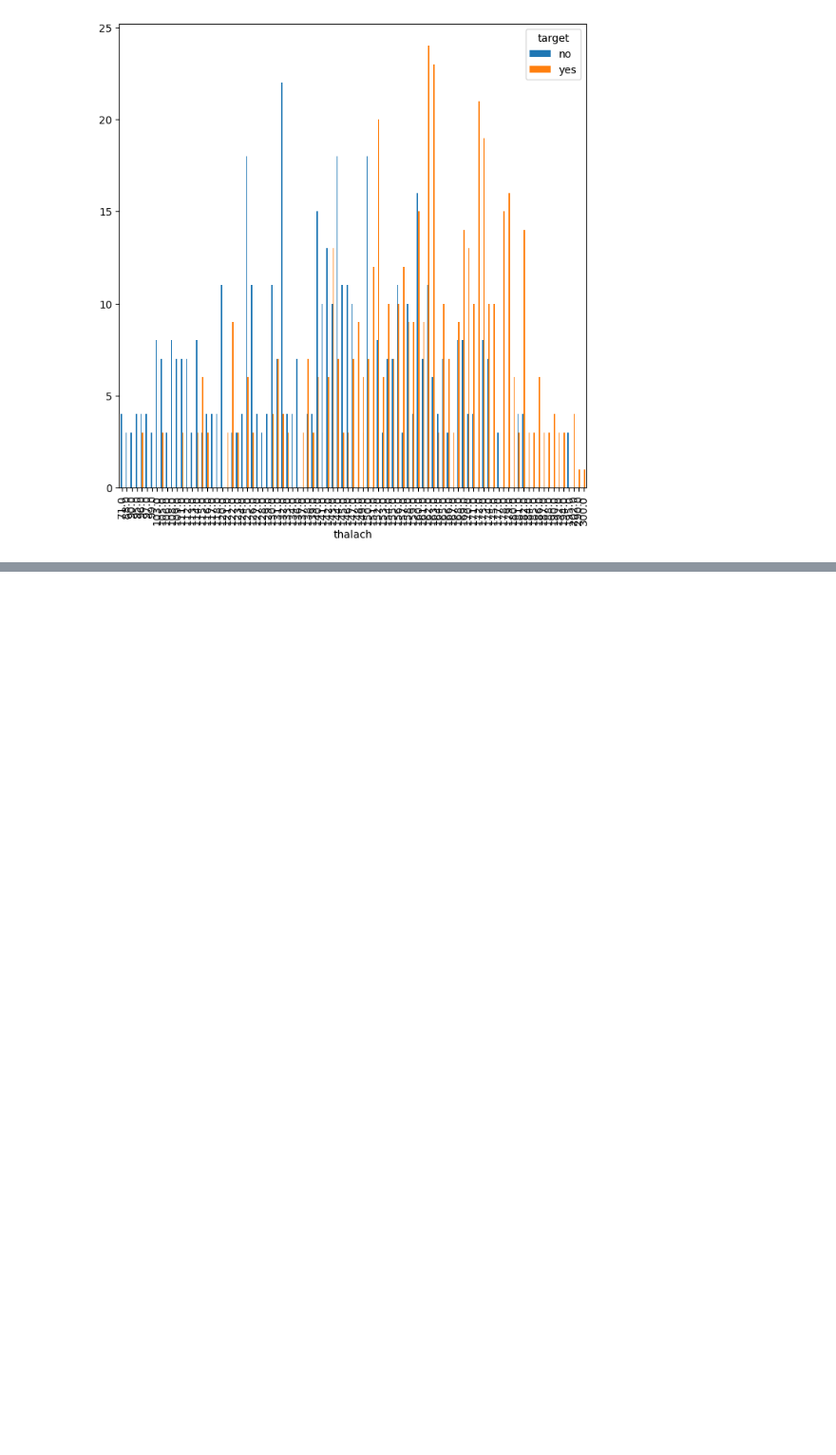
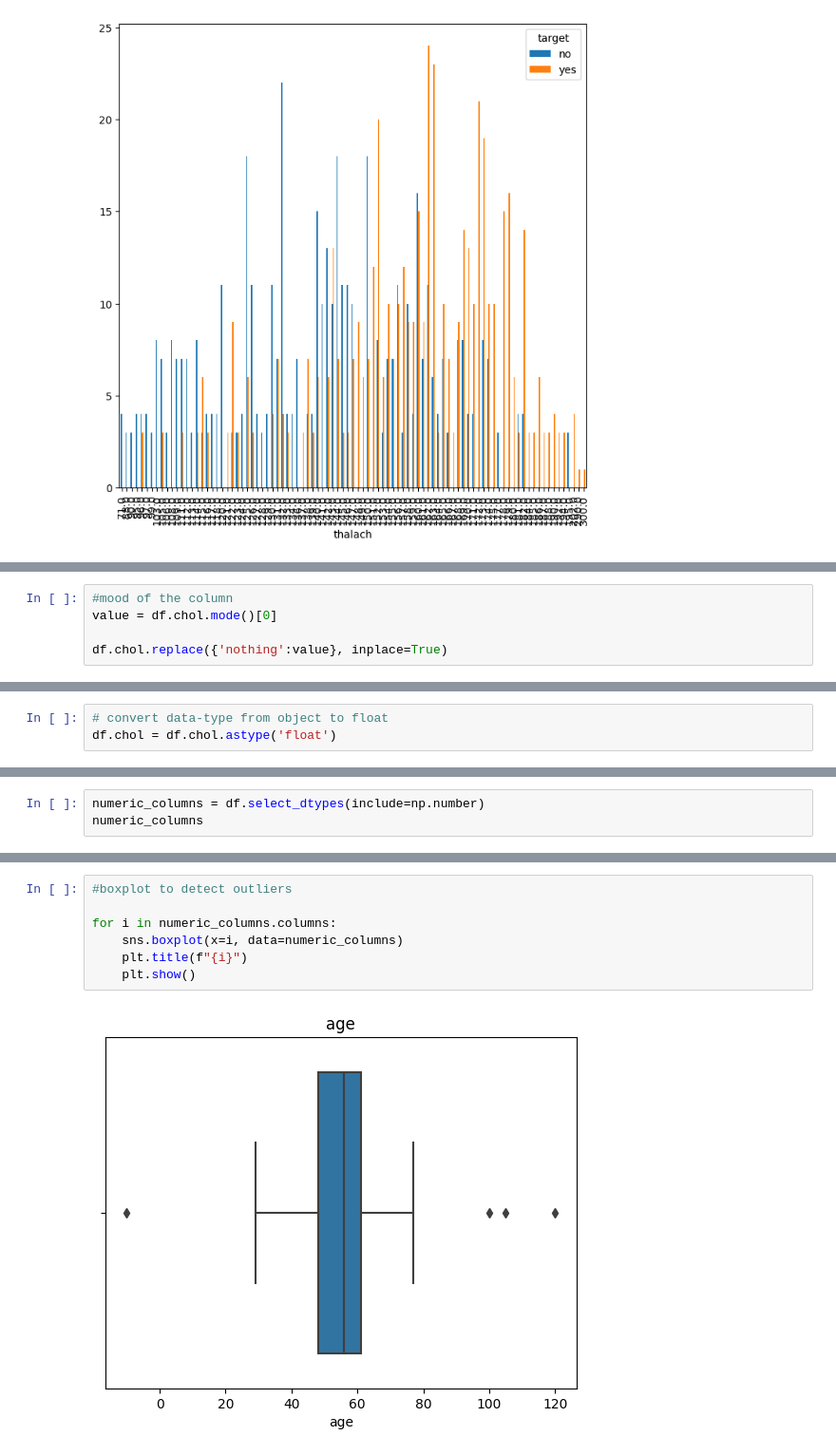
Before and after one commit to ehtisham-sadiq/Building-an-ML-Based-Heart-Disease-Diagnosis-System-with-Flask, a Jupyter notebook: notebook/EDA.ipynb, the cells around one changed output, grey strips where cells are left out. Shown: that part at 95% size. Cells and saved outputs as stored; diff of their text form; blank space fills up the shorter version.

```diff
--- a/notebook/EDA.ipynb
+++ b/notebook/EDA.ipynb
@@ -196,0 +314,5 @@ pd.crosstab(df.thalach, df.target).plot(kind='bar', figsize=(8,8));
+# %%
+#mood of the column
+value = df.chol.mode()[0]
+
+df.chol.replace({'nothing':value}, inplace=True)
@@ -196,0 +348,3 @@ pd.crosstab(df.thalach, df.target).plot(kind='bar', figsize=(8,8));
+# %%
+# convert data-type from object to float
+df.chol = df.chol.astype('float')
@@ -196,0 +397,3 @@ pd.crosstab(df.thalach, df.target).plot(kind='bar', figsize=(8,8));
+# %%
+numeric_columns = df.select_dtypes(include=np.number)
+numeric_columns
@@ -196,0 +414,9 @@ pd.crosstab(df.thalach, df.target).plot(kind='bar', figsize=(8,8));
+# %%
+#boxplot to detect outliers
+
+for i in numeric_columns.columns:
+    sns.boxplot(x=i, data=numeric_columns)
+    plt.title(f"{i}")
+    plt.show()
+# %% [output]
+[figure, added]
```
Also changed, not shown: parts of 40 cells of this notebook.
